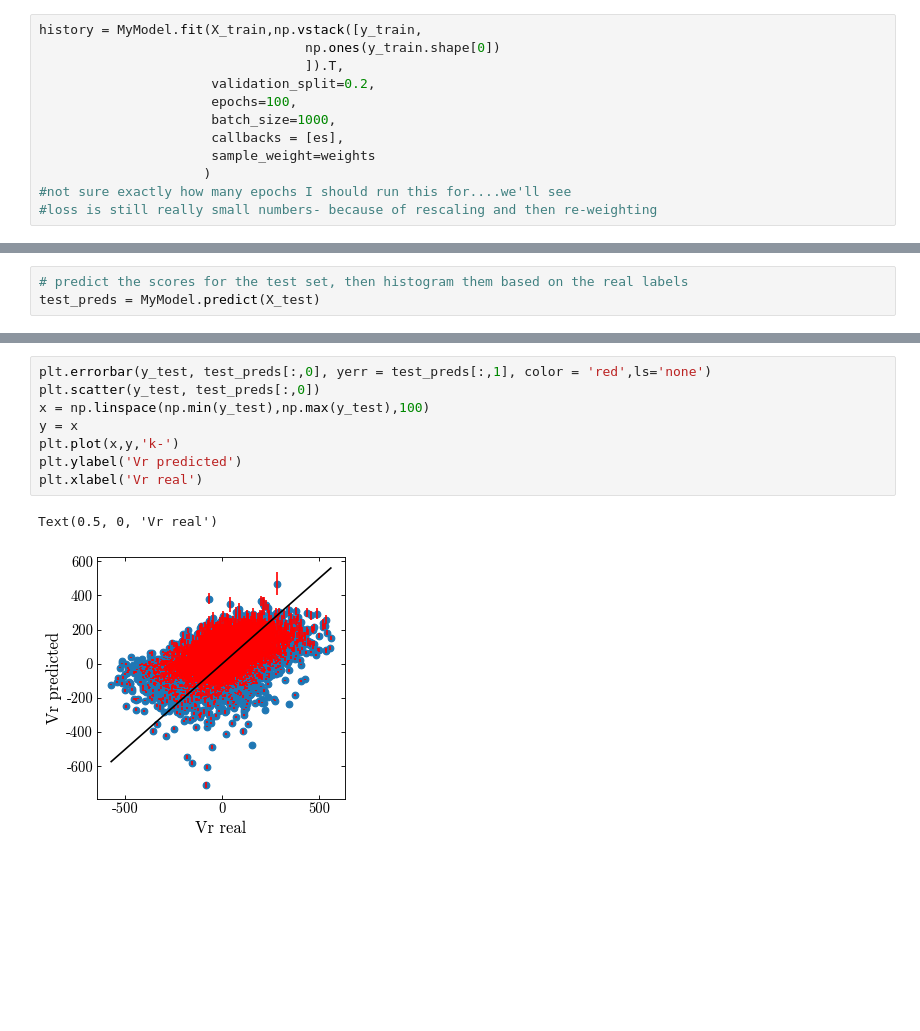
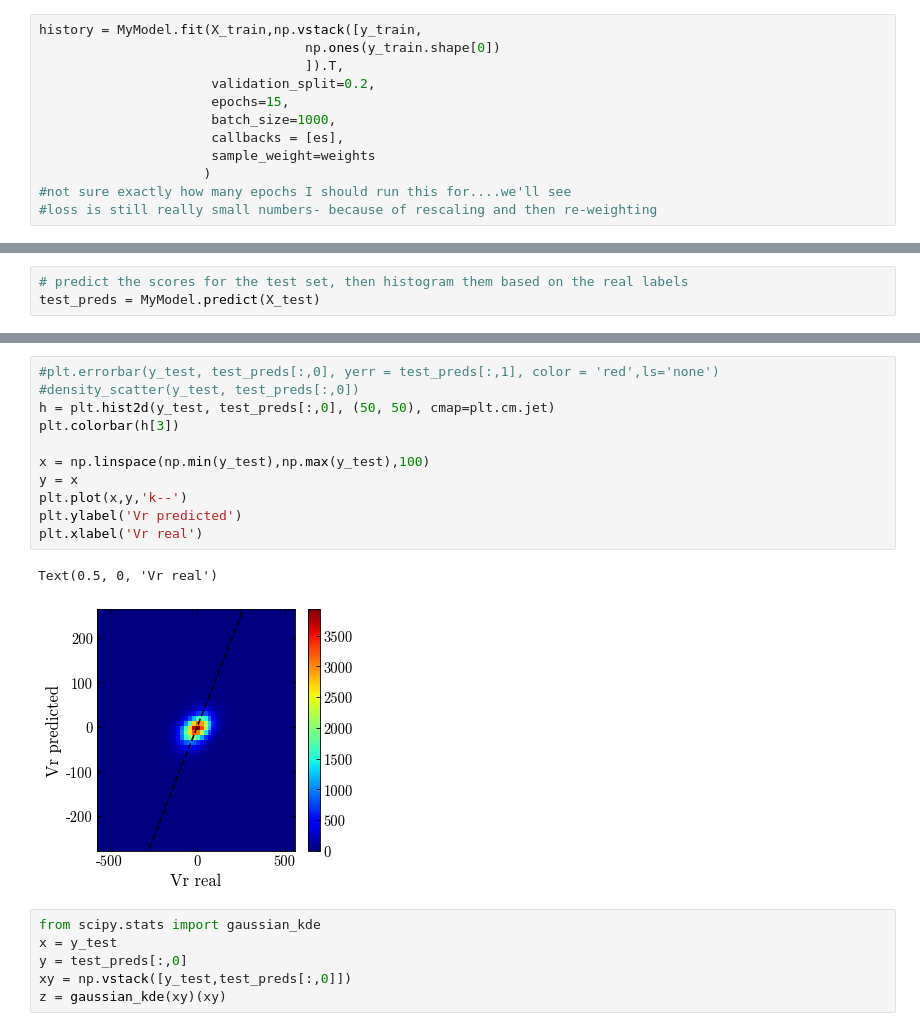
Before and after one commit to adropulic/datax_gaia, a Jupyter notebook: RVTrial2.ipynb, the cells around one changed output, grey strips where cells are left out. Drawn from its saved outputs; the diff is of its cells as text; blank space fills up the shorter version.

```diff
--- a/RVTrial2.ipynb
+++ b/RVTrial2.ipynb
@@ -216,7 +216,7 @@ history = MyModel.fit(X_train,np.vstack([y_train,
                                   np.ones(y_train.shape[0])
                                   ]).T,
                       validation_split=0.2,
-                      epochs=100,
+                      epochs=15,
                       batch_size=1000,
                       callbacks = [es],
                       sample_weight=weights
@@ -338,11 +360,20 @@ Text(0, 0.5, 'Error on Vr predicted')
 # %%
-plt.errorbar(y_test, test_preds[:,0], yerr = test_preds[:,1], color = 'red',ls='none')
-plt.scatter(y_test, test_preds[:,0])
+#plt.errorbar(y_test, test_preds[:,0], yerr = test_preds[:,1], color = 'red',ls='none')
+#density_scatter(y_test, test_preds[:,0])
+h = plt.hist2d(y_test, test_preds[:,0], (50, 50), cmap=plt.cm.jet)
+plt.colorbar(h[3])
+
 x = np.linspace(np.min(y_test),np.max(y_test),100)
 y = x
-plt.plot(x,y,'k-')
+plt.plot(x,y,'k--')
 plt.ylabel('Vr predicted')
 plt.xlabel('Vr real')
 # %% [output]
 Text(0.5, 0, 'Vr real')
-[figure, old version]
+[figure, new version]
+# %%
+from scipy.stats import gaussian_kde
+x = y_test
+y = test_preds[:,0]
+xy = np.vstack([y_test,test_preds[:,0]])
+z = gaussian_kde(xy)(xy)
```
Also changed, not shown: parts of 8 cells of this notebook.
